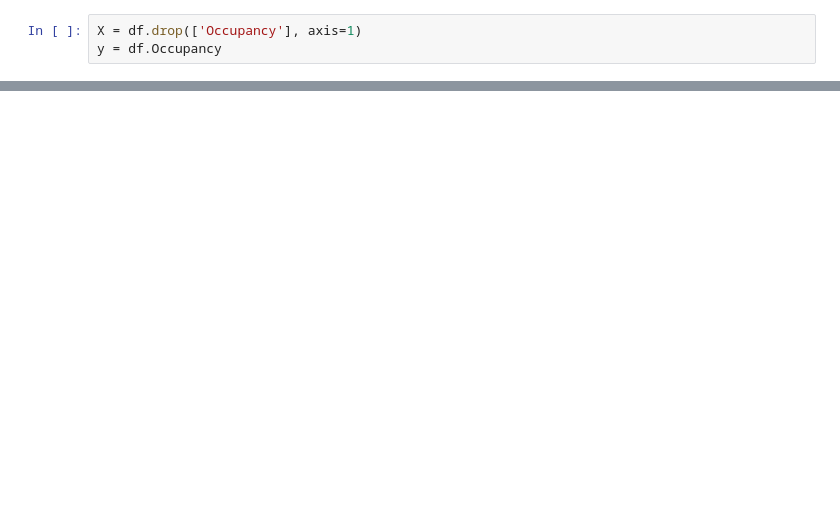
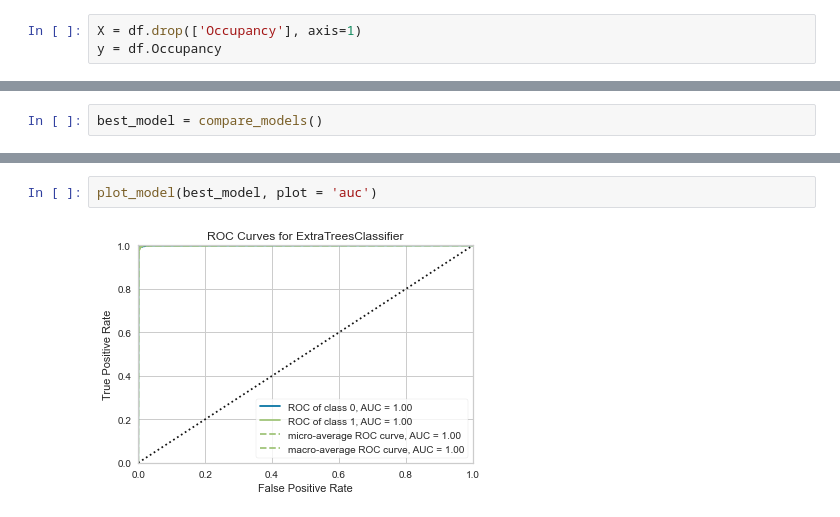
Before and after one commit to augustaklug/PB_IoT-Augusta_Klug, a Jupyter notebook: Code/Model/Model_Selection.ipynb, the cells around one changed output, grey strips where cells are left out. Saved outputs shown, nothing was run; the diff lists cells and outputs as text; blank space fills up the shorter version.

```diff
--- a/Code/Model/Model_Selection.ipynb
+++ b/Code/Model/Model_Selection.ipynb
@@ -45,0 +70,2 @@ print(X_train.shape, y_train.shape, X_test.shape, y_test.shape)
+# %%
+best_model = compare_models()
@@ -45,0 +100,4 @@ print(X_train.shape, y_train.shape, X_test.shape, y_test.shape)
+# %%
+plot_model(best_model, plot = 'auc')
+# %% [output]
+[figure, added]
```
Also changed, not shown: parts of 14 cells of this notebook.
